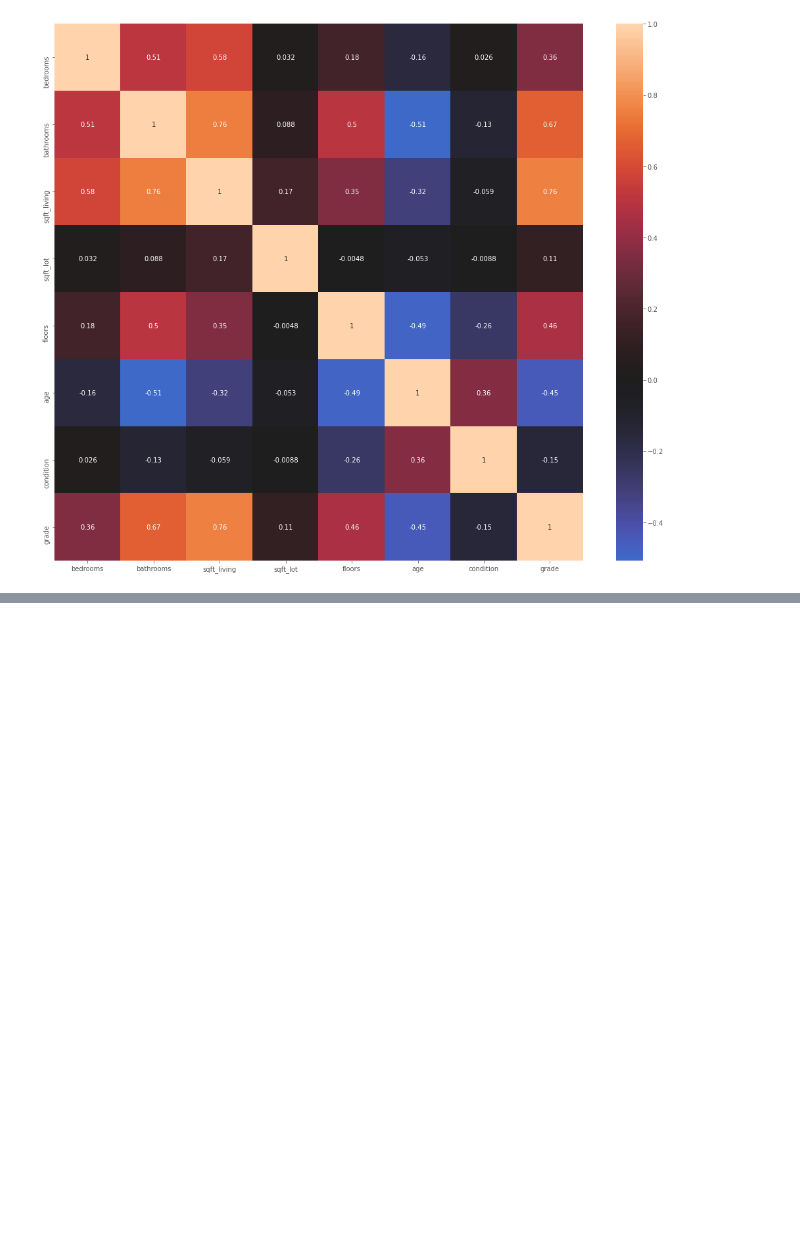
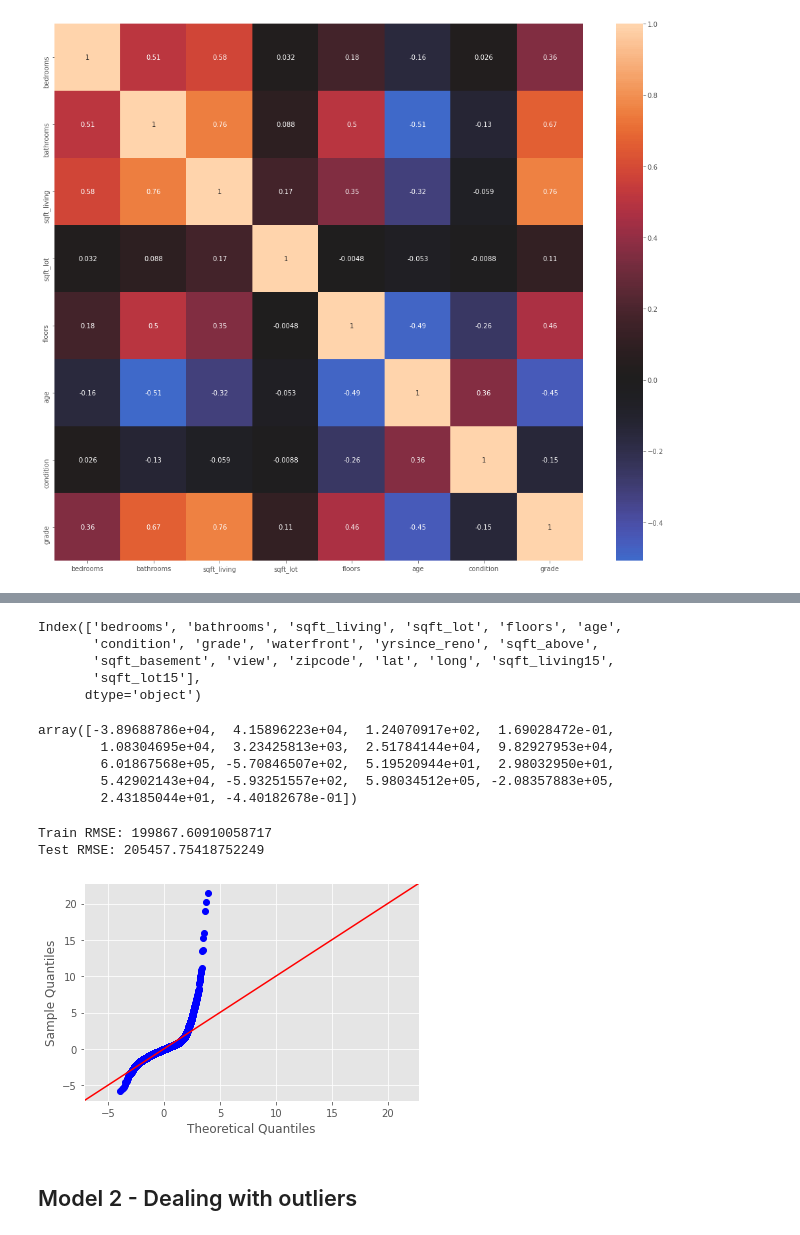
Before and after one commit to SunTzuLombardi/HomeRegression, a Jupyter notebook: HomeRegression.ipynb, the cells around one changed output, grey strips where cells are left out. Drawn from its saved outputs; the diff is of its cells as text; code cells hidden in the pictures; blank space fills up the shorter version.

Commit message:
post model5

```diff
--- a/HomeRegression.ipynb
+++ b/HomeRegression.ipynb
@@ -308,0 +557,5 @@ sns.heatmap(corr, center=0, annot=True);
+# %%
+outcome = 'price'
+predictors_df = hddf.drop(['id', 'price', ], axis = 1)
+predictor_variables = "+".join(predictors_df.columns)
+formula = outcome + '~' + predictor_variables
@@ -308,0 +570,3 @@ sns.heatmap(corr, center=0, annot=True);
+# %%
+baseline_model = ols(formula = formula, data = hddf).fit()
+baseline_model.summary()
@@ -308,0 +635,16 @@ sns.heatmap(corr, center=0, annot=True);
+# %%
+X.columns
+# %% [output]
+Index(['bedrooms', 'bathrooms', 'sqft_living', 'sqft_lot', 'floors', 'age',
+       'condition', 'grade', 'waterfront', 'yrsince_reno', 'sqft_above',
+       'sqft_basement', 'view', 'zipcode', 'lat', 'long', 'sqft_living15',
+       'sqft_lot15'],
+      dtype='object')
+# %%
+baseline_linreg.coef_
+# %% [output]
+array([-3.89688786e+04,  4.15896223e+04,  1.24070917e+02,  1.69028472e-01,
+        1.08304695e+04,  3.23425813e+03,  2.51784144e+04,  9.82927953e+04,
+        6.01867568e+05, -5.70846507e+02,  5.19520944e+01,  2.98032950e+01,
+        5.42902143e+04, -5.93251557e+02,  5.98034512e+05, -2.08357883e+05,
+        2.43185044e+01, -4.40182678e-01])
@@ -308,0 +653,9 @@ sns.heatmap(corr, center=0, annot=True);
+# %%
+mse_train = mean_squared_error(y_train, baseline_linreg.predict(X_train))
+mse_test = mean_squared_error(y_test, y_pred)
+
+print("Train RMSE:", np.sqrt(mse_train))
+print("Test RMSE:", np.sqrt(mse_test))
+# %% [output]
+Train RMSE: 199867.60910058717
+Test RMSE: 205457.75418752249
@@ -308,0 +665,6 @@ sns.heatmap(corr, center=0, annot=True);
+# %%
+fig = sm.graphics.qqplot(baseline_model.resid, dist=stats.norm, line='45', fit=True)
+# %% [output]
+[figure, added]
+# %% [markdown]
+## Model 2 -  Dealing with outliers
```
Also changed, not shown: parts of 135 cells of this notebook, 1 other file.
